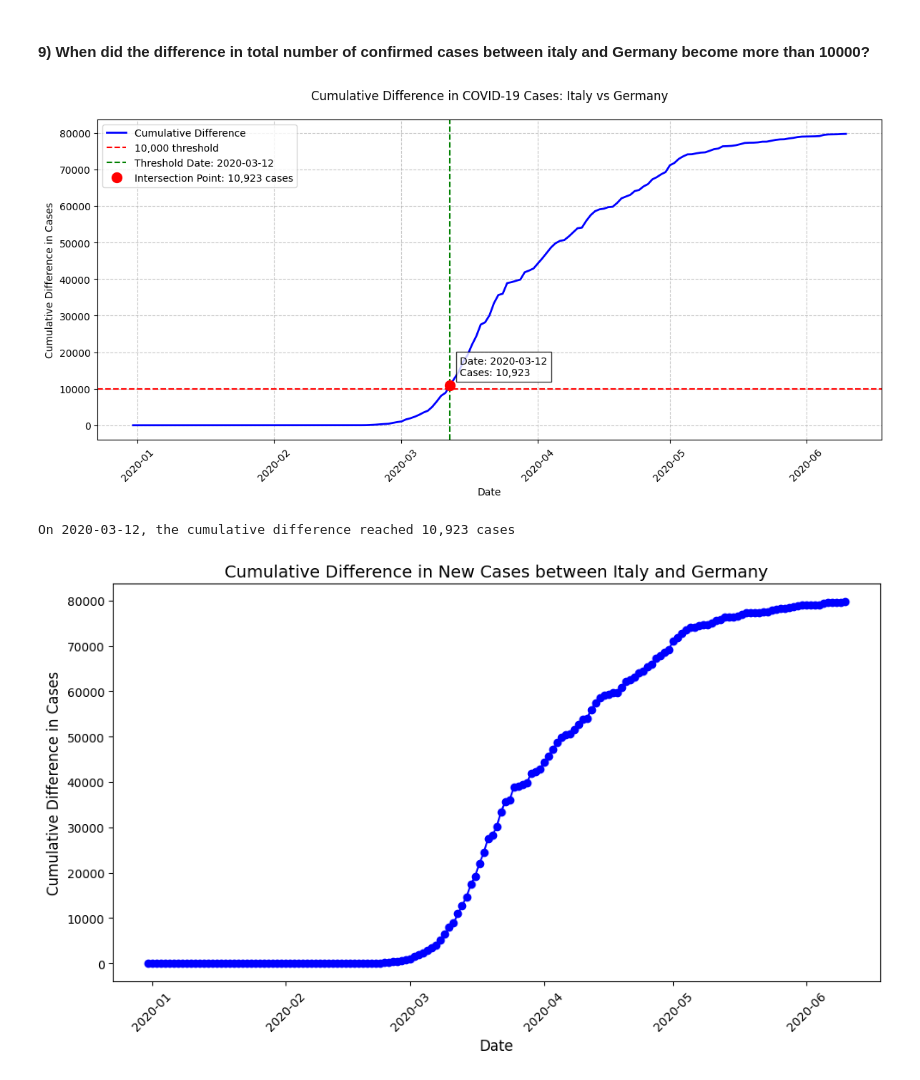
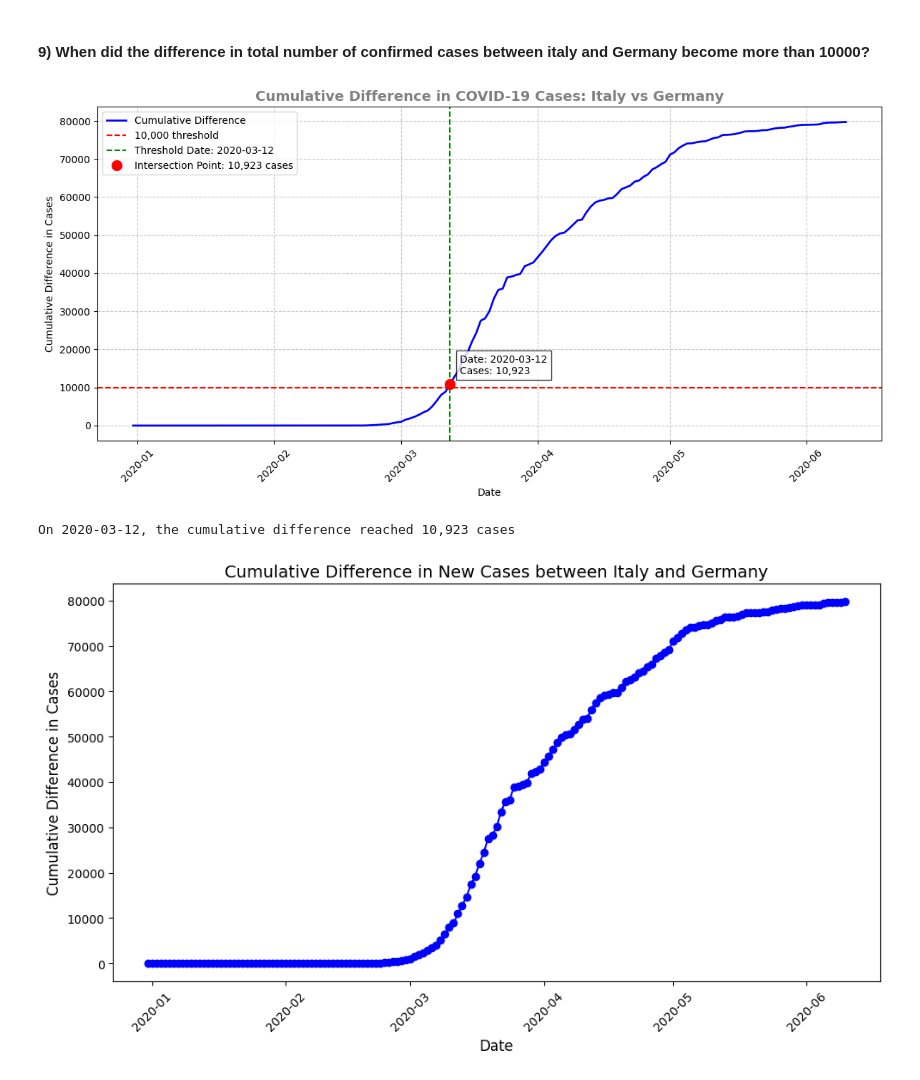
Before and after one commit to Echooed/cardio_cov, a Jupyter notebook: notebooks/cardio_cov_data_cleaning_new.ipynb, the cells around one changed output. Drawn from its saved outputs; the diff is of its cells as text; code cells hidden in the pictures.

```diff
--- a/notebooks/cardio_cov_data_cleaning_new.ipynb
+++ b/notebooks/cardio_cov_data_cleaning_new.ipynb
@@ -1057,35 +1057,35 @@ italy_germany_data = pd.merge(italy_data[['date', 'new_cases']],
 
 italy_germany_data['date'] = italy_germany_data['date'].dt.date
 italy_germany_data['cum_diff'] = abs(italy_germany_data['new_cases_germany'] - italy_germany_data['new_cases_italy']).cumsum()
 
 # first date when the cum_diff > 10000
 threshold_date = italy_germany_data[italy_germany_data['cum_diff'] > 10000].iloc[0]
 
 # Create the line plot showing details of this analysis
 plt.figure(figsize=(12, 6))
 plt.plot(italy_germany_data['date'], italy_germany_data['cum_diff'],
         color='blue', linewidth=2, label='Cumulative Difference')
 plt.axhline(y=10000, color='r', linestyle='--', label='10,000 threshold')
 plt.axvline(x=threshold_date['date'], color='g', linestyle='--', label=f'Threshold Date: {threshold_date["date"]}')
 plt.plot(threshold_date['date'], threshold_date['cum_diff'], 'ro',
         markersize=10, label=f'Intersection Point: {int(threshold_date["cum_diff"]):,} cases')
 plt.annotate(f'Date: {threshold_date["date"]}\nCases: {int(threshold_date["cum_diff"]):,}',
             xy=(threshold_date['date'], threshold_date['cum_diff']),
             xytext=(10, 10), textcoords='offset points',
             bbox=dict(facecolor='white', edgecolor='black', alpha=0.8))
-plt.title('Cumulative Difference in COVID-19 Cases: Italy vs Germany', pad=20)
+plt.title('Cumulative Difference in COVID-19 Cases: Italy vs Germany', fontsize=14, weight='bold', color='grey')
 plt.xlabel('Date')
 plt.ylabel('Cumulative Difference in Cases')
 plt.xticks(rotation=45)
 plt.grid(True, linestyle='--', alpha=0.7)
 plt.legend()
 plt.tight_layout()
 plt.show()
 
 # Print exact numbers
 print(f"On {threshold_date['date']}, the cumulative difference reached {int(threshold_date['cum_diff']):,} cases")
 # %% [output]
-[figure, old version]
+[figure, new version]
 On 2020-03-12, the cumulative difference reached 10,923 cases
 # %%
 # Plot the date vs cumulative difference
```
Also changed, not shown: parts of 5 cells of this notebook.
